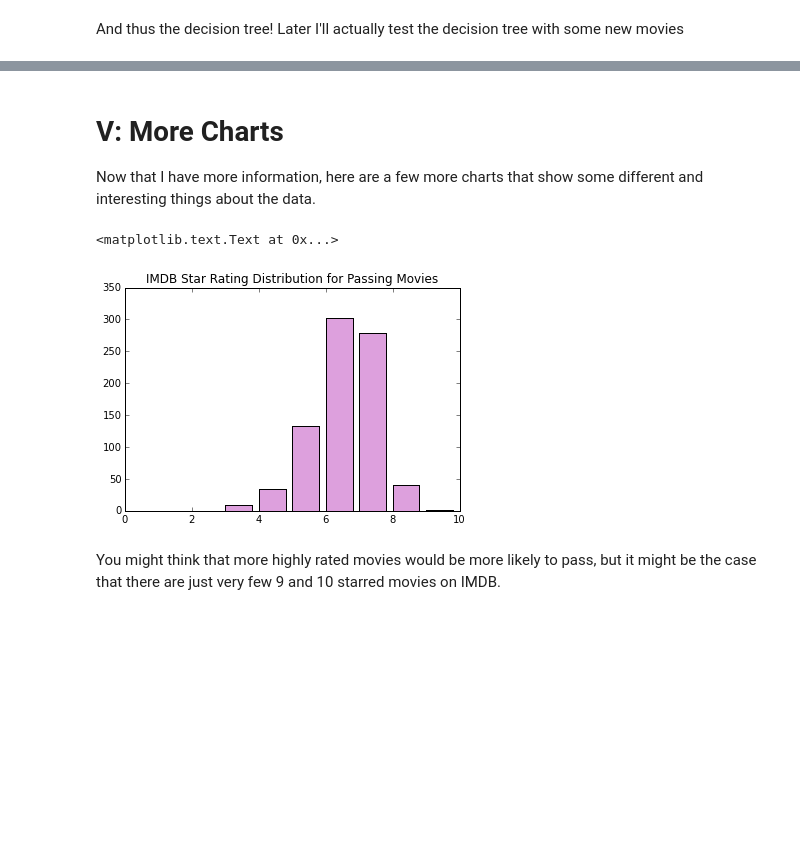
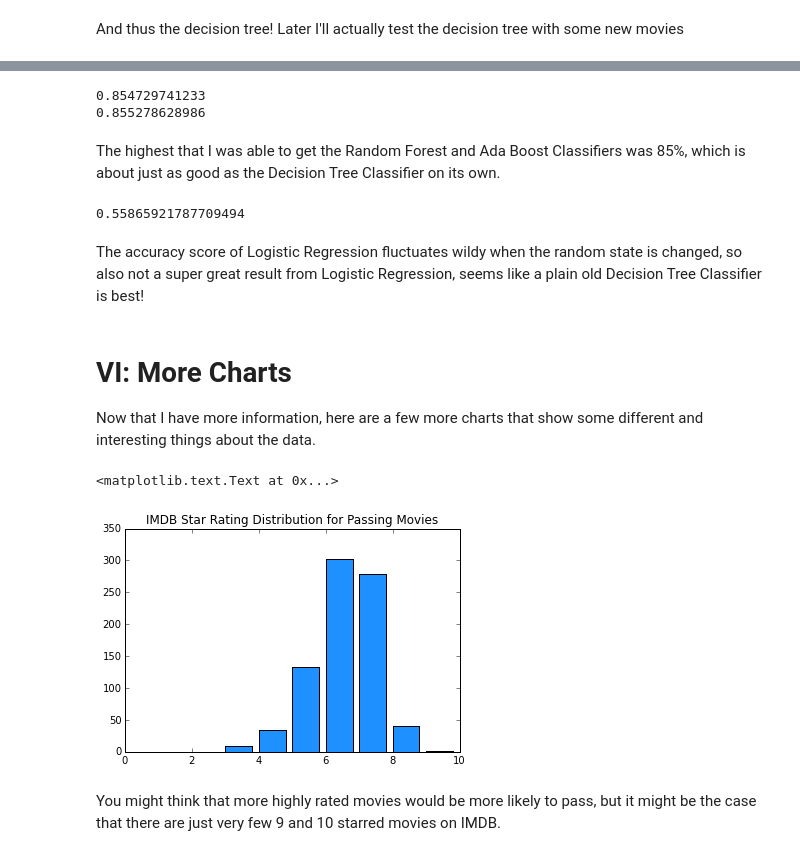
Before and after one commit to breaclark/DAT_SF_14, a Jupyter notebook: bechdel_project/Complete_Bechdel_Project.ipynb, the cells around one changed output, grey strips where cells are left out. Drawn from its saved outputs; the diff is of its cells as text; code cells hidden in the pictures; blank space fills up the shorter version.

```diff
--- a/bechdel_project/Complete_Bechdel_Project.ipynb
+++ b/bechdel_project/Complete_Bechdel_Project.ipynb
@@ -488,30 +522,62 @@ And thus the decision tree! Later I'll actually test the decision tree with some
+# %%
+from sklearn.cross_validation import cross_val_score
+from sklearn.ensemble import RandomForestClassifier, AdaBoostClassifier
+
+ran = RandomForestClassifier(max_depth=5, n_estimators=10, random_state=3)
+scores = cross_val_score(ran, X, y, cv=20, scoring='accuracy')
+print format(np.mean(scores))
+
+ada = AdaBoostClassifier(n_estimators=5, random_state=3)
+scores = cross_val_score(ada, X, y, cv=20, scoring='accuracy')
+print format(np.mean(scores))
+# %% [output]
+0.854729741233
+0.855278628986
+# %% [markdown]
+The highest that I was able to get the Random Forest and Ada Boost Classifiers was 85%, which is about just as good as the Decision Tree Classifier on its own.
+# %%
+from sklearn.linear_model import LogisticRegression
+
+features_train, features_test, target_train, target_test = train_test_split(
+    X, y, test_size=0.10, random_state=3)
+
+lr = LogisticRegression()
+lr.fit(features_train, target_train)
+
+target_predicted = lr.predict(features_test)
+
+accuracy_score(target_test, target_predicted)
+# %% [output]
+0.55865921787709494
+# %% [markdown]
+The accuracy score of Logistic Regression fluctuates wildy when the random state is changed, so also not a super great result from Logistic Regression, seems like a plain old Decision Tree Classifier is best!
 # %% [markdown]
-# V: More Charts
+# VI: More Charts
 
 Now that I have more information, here are a few more charts that show some different and interesting things about the data.
 # %%
 df = pd.read_csv("complete_movies.csv")
 
 # making a chart for imdb star percentages for passing movies
 
 for i in range (len(df)):
     thing = df.ix[i,8]
     if not math.isnan(thing):
         id = int(thing)
         df.ix[i, 8] = id
 
 passing = df[df.binary == "PASS"]
 categories = [0,1,2,3,4,5,6,7,8,9]
 criterion_ps = []
 for category in categories:
     criterion_ps.append(len(passing[passing.star_rating == category]))
 
 cats = ["0 stars", "1 star", "2 stars", "3 stars", "4 stars", "5 stars", "6 stars", "7 stars", "8 stars", "9 stars"]
-plt.bar(np.arange(10), criterion_ps, color='plum')
+plt.bar(np.arange(10), criterion_ps, color='dodgerblue')
 plt.title('IMDB Star Rating Distribution for Passing Movies')
 # %% [output]
 <matplotlib.text.Text at 0x...>
-[figure, old version]
+[figure, new version]
 # %% [markdown]
 You might think that more highly rated movies would be more likely to pass, but it might be the case that there are just very few 9 and 10 starred movies on IMDB.
 # %%
```
Also changed, not shown: parts of 17 cells of this notebook.
